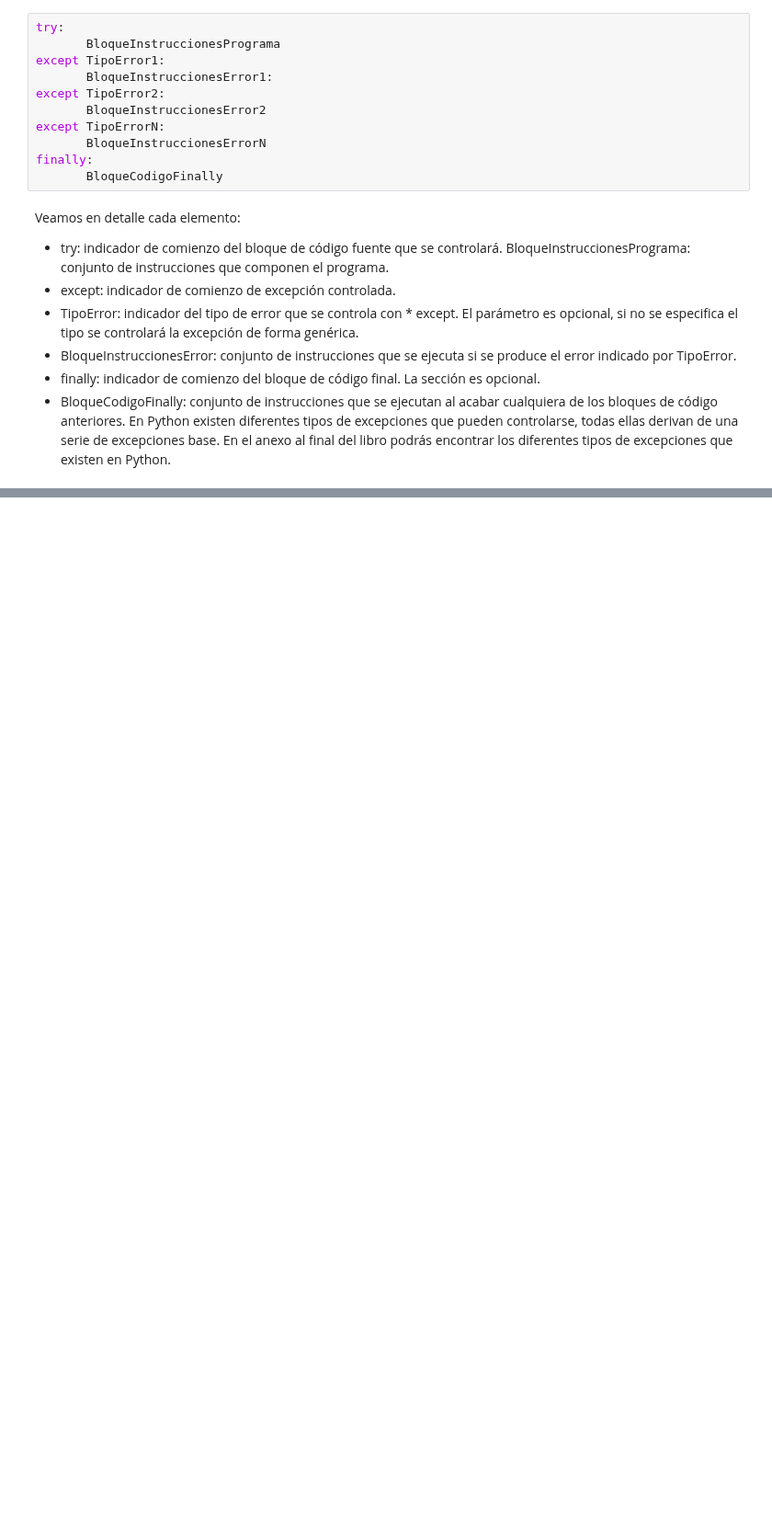
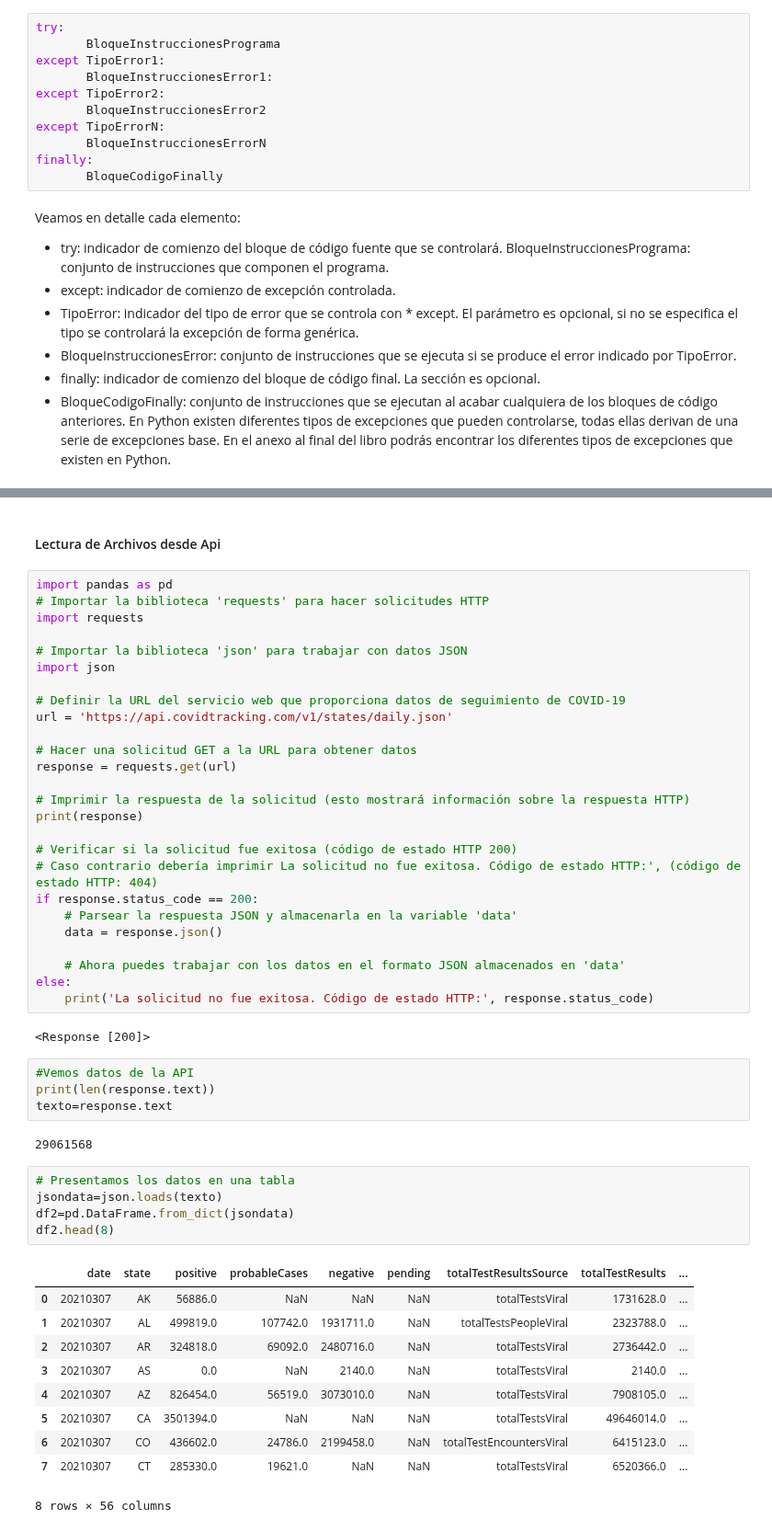
Before and after one commit to NicolasCaminos/Python, a Jupyter notebook: Data_Science_Tutorials/Python.ipynb, the cells around one changed output, grey strips where cells are left out. Shown at 92% size. Drawn from its saved outputs; the diff is of its cells as text; blank space fills up the shorter version.

```diff
--- a/Data_Science_Tutorials/Python.ipynb
+++ b/Data_Science_Tutorials/Python.ipynb
@@ -1670,0 +1795,52 @@ En Python existen diferentes tipos de excepciones que pueden controlarse, todas
+# %% [markdown]
+#### Lectura de Archivos desde Api
+# %%
+import pandas as pd
+# Importar la biblioteca 'requests' para hacer solicitudes HTTP
+import requests
+
+# Importar la biblioteca 'json' para trabajar con datos JSON
+import json
+
+# Definir la URL del servicio web que proporciona datos de seguimiento de COVID-19
+url = 'https://api.covidtracking.com/v1/states/daily.json'
+
+# Hacer una solicitud GET a la URL para obtener datos
+response = requests.get(url)
+
+# Imprimir la respuesta de la solicitud (esto mostrará información sobre la respuesta HTTP)
+print(response)
+
+# Verificar si la solicitud fue exitosa (código de estado HTTP 200)
+# Caso contrario debería imprimir La solicitud no fue exitosa. Código de estado HTTP:', (código de estado HTTP: 404)
+if response.status_code == 200:
+    # Parsear la respuesta JSON y almacenarla en la variable 'data'
+    data = response.json()
+
+    # Ahora puedes trabajar con los datos en el formato JSON almacenados en 'data'
+else:
+    print('La solicitud no fue exitosa. Código de estado HTTP:', response.status_code)
+# %% [output]
+<Response [200]>
+# %%
+#Vemos datos de la API
+print(len(response.text))
+texto=response.text
+# %% [output]
+29061568
+# %%
+# Presentamos los datos en una tabla
+jsondata=json.loads(texto)
+df2=pd.DataFrame.from_dict(jsondata)
+df2.head(8)
+# %% [output]
+|  | date | state | positive | probableCases | negative | pending | totalTestResultsSource | totalTestResults | ... |
+| 0 | 20210307 | AK | 56886.0 | NaN | NaN | NaN | totalTestsViral | 1731628.0 | ... |
+| 1 | 20210307 | AL | 499819.0 | 107742.0 | 1931711.0 | NaN | totalTestsPeopleViral | 2323788.0 | ... |
+| 2 | 20210307 | AR | 324818.0 | 69092.0 | 2480716.0 | NaN | totalTestsViral | 2736442.0 | ... |
+| 3 | 20210307 | AS | 0.0 | NaN | 2140.0 | NaN | totalTestsViral | 2140.0 | ... |
+| 4 | 20210307 | AZ | 826454.0 | 56519.0 | 3073010.0 | NaN | totalTestsViral | 7908105.0 | ... |
+| 5 | 20210307 | CA | 3501394.0 | NaN | NaN | NaN | totalTestsViral | 49646014.0 | ... |
+| 6 | 20210307 | CO | 436602.0 | 24786.0 | 2199458.0 | NaN | totalTestEncountersViral | 6415123.0 | ... |
+| 7 | 20210307 | CT | 285330.0 | 19621.0 | NaN | NaN | totalTestsViral | 6520366.0 | ... |
+8 rows × 56 columns
```
Also changed, not shown: parts of 16 cells of this notebook, 1 other file.
